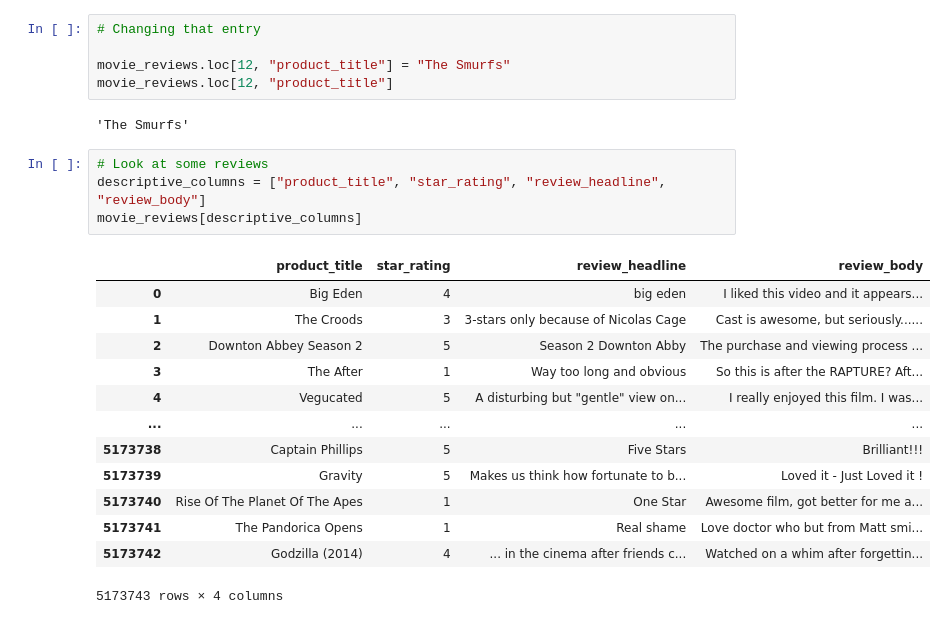
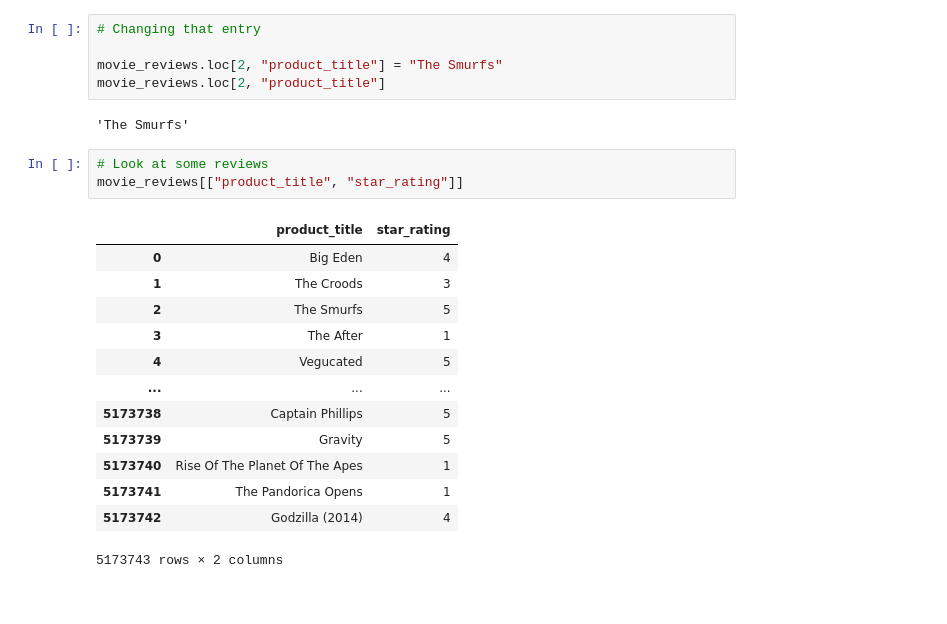
Before and after one commit to nhshz/duckdb-lab, a Jupyter notebook: notebooks/demo-completed.ipynb, the cells around one changed output. Saved outputs shown, nothing was run; the diff lists cells and outputs as text.

```diff
--- a/notebooks/demo-completed.ipynb
+++ b/notebooks/demo-completed.ipynb
@@ -35,25 +32,24 @@ movie_reviews.loc[12, "product_title"]
 # %%
 # Changing that entry
 
-movie_reviews.loc[12, "product_title"] = "The Smurfs"
-movie_reviews.loc[12, "product_title"]
+movie_reviews.loc[2, "product_title"] = "The Smurfs"
+movie_reviews.loc[2, "product_title"]
 # %% [output]
 'The Smurfs'
 # %%
 # Look at some reviews
-descriptive_columns = ["product_title", "star_rating", "review_headline", "review_body"]
-movie_reviews[descriptive_columns]
+movie_reviews[["product_title", "star_rating"]]
 # %% [output]
-|  | product_title | star_rating | review_headline | review_body |
-| 0 | Big Eden | 4 | big eden | I liked this video and it appears... |
-| 1 | The Croods | 3 | 3-stars only because of Nicolas Cage | Cast is awesome, but seriously...... |
-| 2 | Downton Abbey Season 2 | 5 | Season 2 Downton Abby | The purchase and viewing process ... |
-| 3 | The After | 1 | Way too long and obvious | So this is after the RAPTURE? Aft... |
-| 4 | Vegucated | 5 | A disturbing but "gentle" view on... | I really enjoyed this film. I was... |
-| ... | ... | ... | ... | ... |
-| 5173738 | Captain Phillips | 5 | Five Stars | Brilliant!!! |
-| 5173739 | Gravity | 5 | Makes us think how fortunate to b... | Loved it - Just Loved it ! |
-| 5173740 | Rise Of The Planet Of The Apes | 1 | One Star | Awesome film, got better for me a... |
-| 5173741 | The Pandorica Opens | 1 | Real shame | Love doctor who but from Matt smi... |
-| 5173742 | Godzilla (2014) | 4 | ... in the cinema after friends c... | Watched on a whim after forgettin... |
+|  | product_title | star_rating |
+| 0 | Big Eden | 4 |
+| 1 | The Croods | 3 |
+| 2 | The Smurfs | 5 |
+| 3 | The After | 1 |
+| 4 | Vegucated | 5 |
+| ... | ... | ... |
+| 5173738 | Captain Phillips | 5 |
+| 5173739 | Gravity | 5 |
+| 5173740 | Rise Of The Planet Of The Apes | 1 |
+| 5173741 | The Pandorica Opens | 1 |
+| 5173742 | Godzilla (2014) | 4 |
-5173743 rows × 4 columns
+5173743 rows × 2 columns
```
Also changed, not shown: parts of 22 cells of this notebook, 1 other file.
